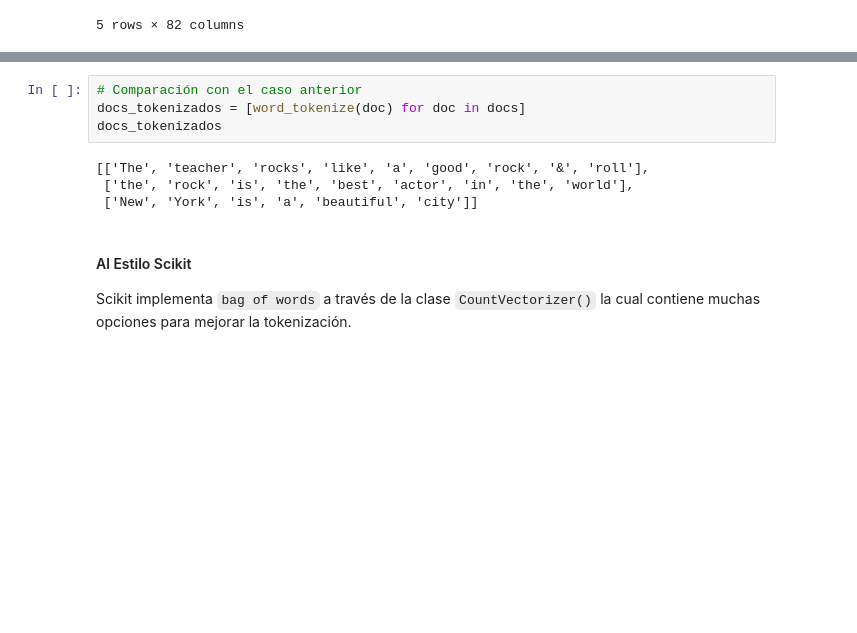
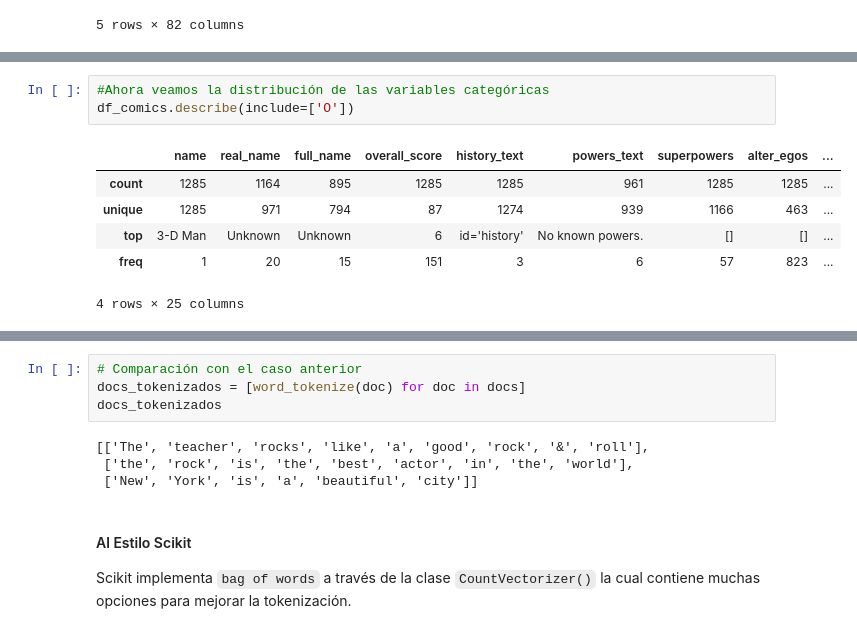
Before and after one commit to matiasjvd/MDS7202-Laboratorio-de-Programaci-n-Cient-fica-para-Ciencia-de-Datos, a Jupyter notebook: MDS7202-Laboratorios/Laboratorio_8/Laboratorio8_Enunciado.ipynb, the cells around one changed output, grey strips where cells are left out. Cells and saved outputs as stored; diff of their text form; blank space fills up the shorter version.

```diff
--- a/MDS7202-Laboratorios/Laboratorio_8/Laboratorio8_Enunciado.ipynb
+++ b/MDS7202-Laboratorios/Laboratorio_8/Laboratorio8_Enunciado.ipynb
@@ -151,0 +225,10 @@ df_comics.head()
+# %%
+#Ahora veamos la distribución de las variables categóricas
+df_comics.describe(include=['O'])
+# %% [output]
+|  | name | real_name | full_name | overall_score | history_text | powers_text | superpowers | alter_egos | ... |
+| count | 1285 | 1164 | 895 | 1285 | 1285 | 961 | 1285 | 1285 | ... |
+| unique | 1285 | 971 | 794 | 87 | 1274 | 939 | 1166 | 463 | ... |
+| top | 3-D Man | Unknown | Unknown | 6 | id='history' | No known powers. | [] | [] | ... |
+| freq | 1 | 20 | 15 | 151 | 3 | 6 | 57 | 823 | ... |
+4 rows × 25 columns
```
Also changed, not shown: parts of 16 cells of this notebook.
